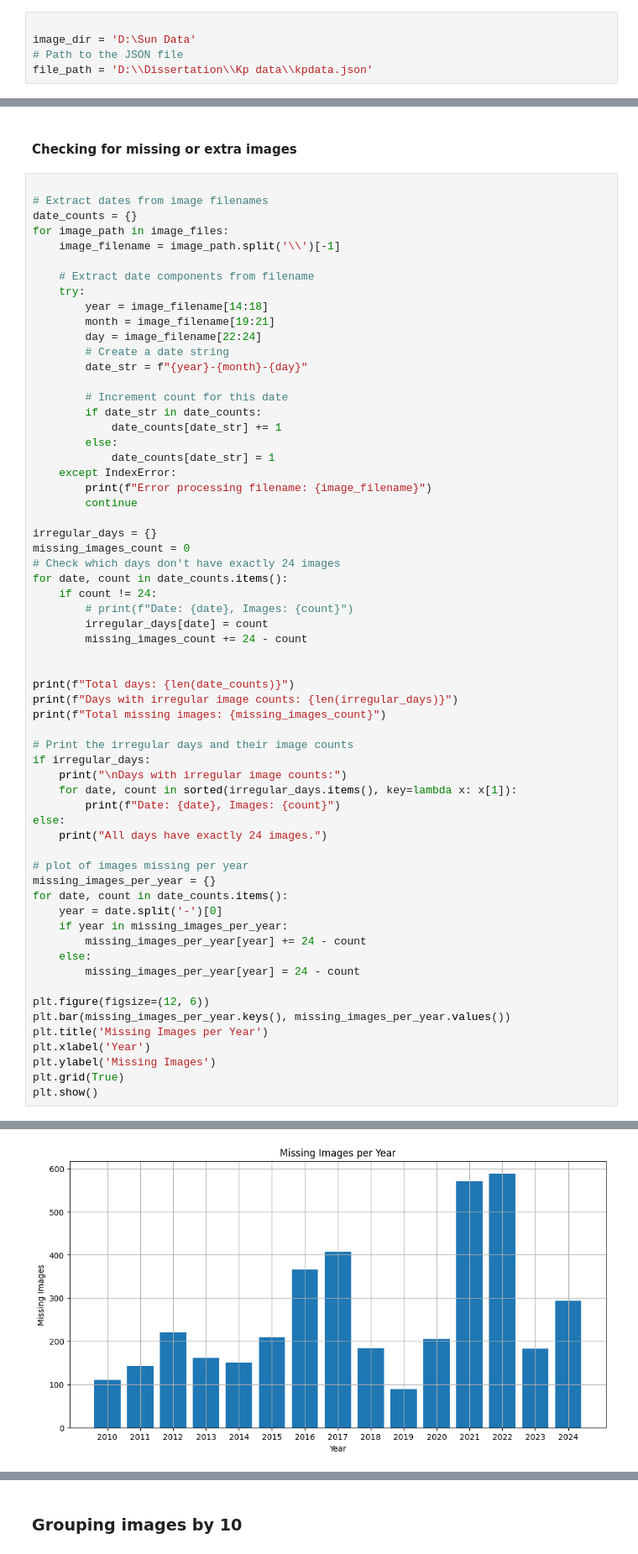
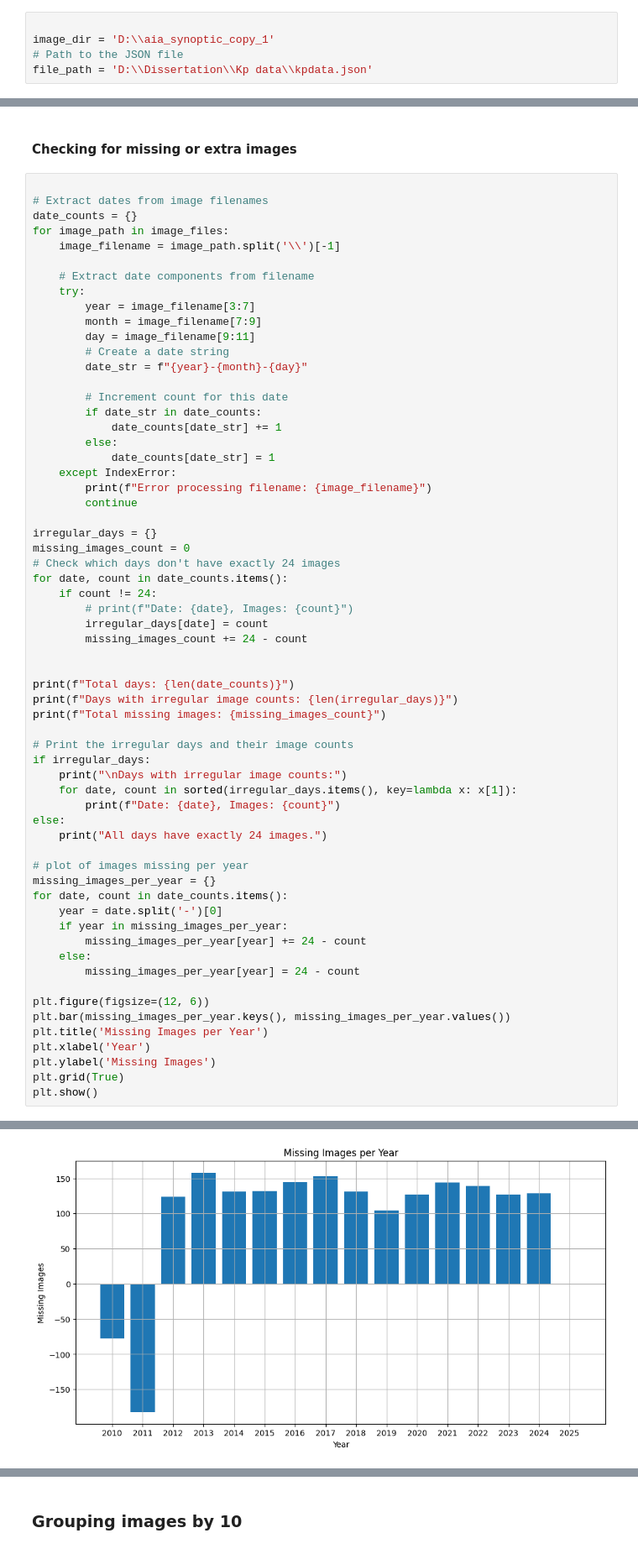
Before and after one commit to ZiyaanMir/Forecasting-GMI-Sun-Data, a Jupyter notebook: Create Dataset/create_dataset_csv_fits.ipynb, the cells around one changed output, grey strips where cells are left out. Shown at 84% size. Saved outputs shown, nothing was run; the diff lists cells and outputs as text.

```diff
--- a/Create Dataset/create_dataset_csv_fits.ipynb
+++ b/Create Dataset/create_dataset_csv_fits.ipynb
@@ -11,7 +11,7 @@ import matplotlib.pyplot as plt
 ### Setting Directory
 # %%
 
-image_dir = 'D:\Sun Data'
+image_dir = 'D:\\aia_synoptic_copy_1'
 # Path to the JSON file
 file_path = 'D:\\Dissertation\\Kp data\\kpdata.json'
 # %% [markdown]
@@ -78,9 +78,9 @@ for image_path in image_files:
 
     # Extract date components from filename
     try:
-        year = image_filename[14:18]
-        month = image_filename[19:21]
-        day = image_filename[22:24]
+        year = image_filename[3:7]
+        month = image_filename[7:9]
+        day = image_filename[9:11]
         # Create a date string
         date_str = f"{year}-{month}-{day}"
 
@@ -152 +152 @@ Date: 2024-12-26, Images: 23
-[figure, old version]
+[figure, new version]
```
Also changed, not shown: parts of 10 cells of this notebook, 8 other files.
